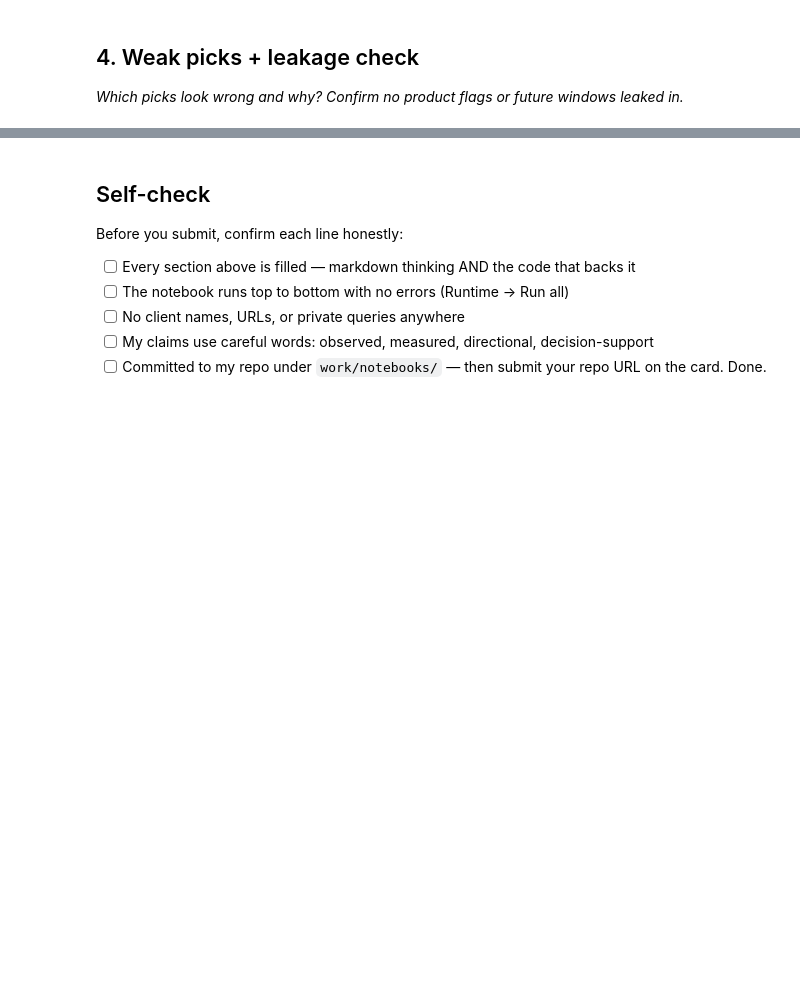
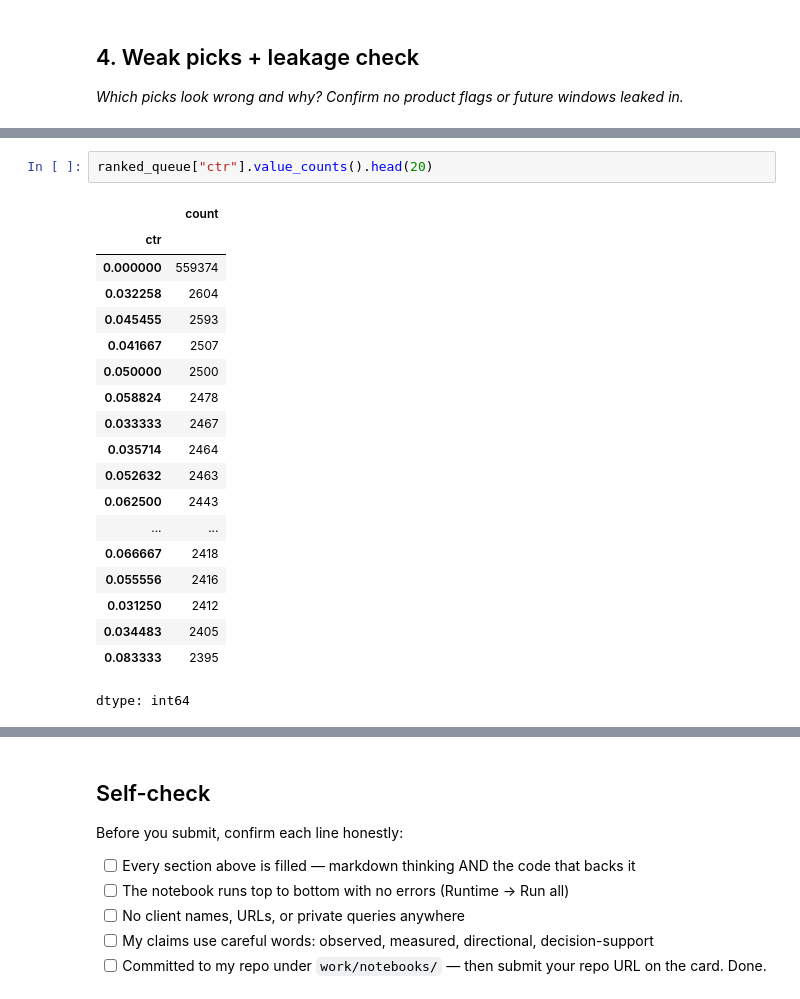
Before and after one commit to MuhammadFaizan0023/FlyRank_ML_internship_repo, a Jupyter notebook: work/notebooks/w04_baseline_score.ipynb, the cells around one changed output, grey strips where cells are left out. Cells and saved outputs as stored; diff of their text form; blank space fills up the shorter version.

```diff
--- a/work/notebooks/w04_baseline_score.ipynb
+++ b/work/notebooks/w04_baseline_score.ipynb
@@ -416,0 +458,22 @@ all weak signals: ctr, engagement_rate, scroll_rate, days_since_update, position
+# %%
+ranked_queue["ctr"].value_counts().head(20)
+# %% [output]
+|  | count |
+| ctr |  |
+| 0.000000 | 559374 |
+| 0.032258 | 2604 |
+| 0.045455 | 2593 |
+| 0.041667 | 2507 |
+| 0.050000 | 2500 |
+| 0.058824 | 2478 |
+| 0.033333 | 2467 |
+| 0.035714 | 2464 |
+| 0.052632 | 2463 |
+| 0.062500 | 2443 |
+| ... | ... |
+| 0.066667 | 2418 |
+| 0.055556 | 2416 |
+| 0.031250 | 2412 |
+| 0.034483 | 2405 |
+| 0.083333 | 2395 |
+dtype: int64
```
Also changed, not shown: parts of 15 cells of this notebook.
